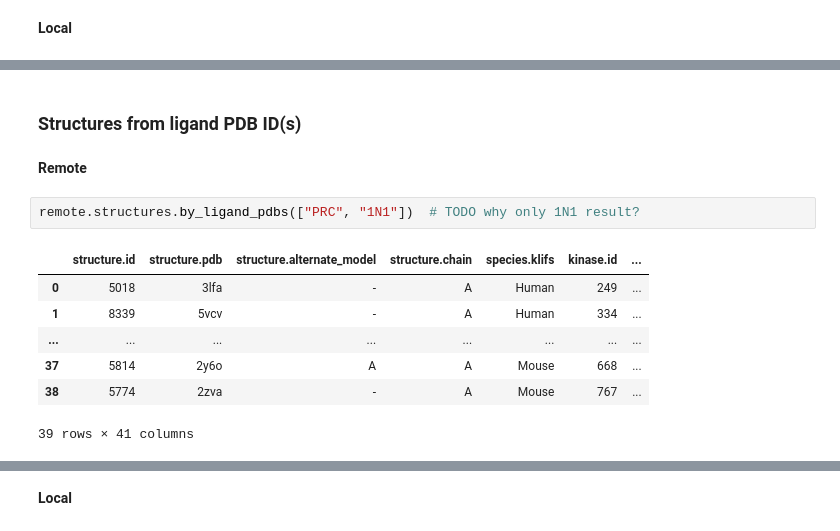
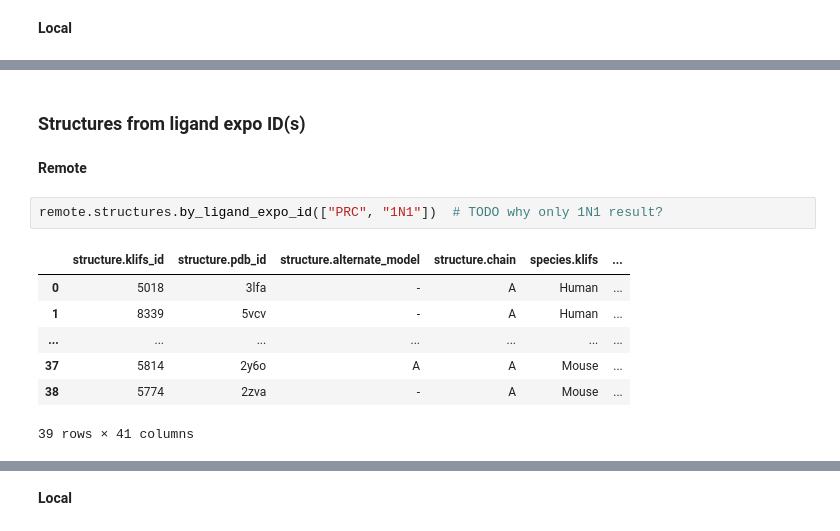
Before and after one commit to volkamerlab/opencadd, a Jupyter notebook: docs/tutorials/databases_klifs.ipynb, the cells around one changed output, grey strips where cells are left out. Cells and saved outputs as stored; diff of their text form.

```diff
--- a/docs/tutorials/databases_klifs.ipynb
+++ b/docs/tutorials/databases_klifs.ipynb
@@ -687,18 +729,18 @@ except ValueError as e:
 # %% [output]
 Input values yield no results.
 # %% [markdown]
-### Structures from ligand PDB ID(s)
+### Structures from ligand expo ID(s)
 # %% [markdown]
 __Remote__
 # %%
-remote.structures.by_ligand_pdbs(["PRC", "1N1"])  # TODO why only 1N1 result?
+remote.structures.by_ligand_expo_id(["PRC", "1N1"])  # TODO why only 1N1 result?
 # %% [output]
-|  | structure.id | structure.pdb | structure.alternate_model | structure.chain | species.klifs | kinase.id | ... |
-| 0 | 5018 | 3lfa | - | A | Human | 249 | ... |
-| 1 | 8339 | 5vcv | - | A | Human | 334 | ... |
-| ... | ... | ... | ... | ... | ... | ... | ... |
-| 37 | 5814 | 2y6o | A | A | Mouse | 668 | ... |
-| 38 | 5774 | 2zva | - | A | Mouse | 767 | ... |
+|  | structure.klifs_id | structure.pdb_id | structure.alternate_model | structure.chain | species.klifs | ... |
+| 0 | 5018 | 3lfa | - | A | Human | ... |
+| 1 | 8339 | 5vcv | - | A | Human | ... |
+| ... | ... | ... | ... | ... | ... | ... |
+| 37 | 5814 | 2y6o | A | A | Mouse | ... |
+| 38 | 5774 | 2zva | - | A | Mouse | ... |
 39 rows × 41 columns
 # %%
 try:
```
Also changed, not shown: parts of 99 cells of this notebook.
